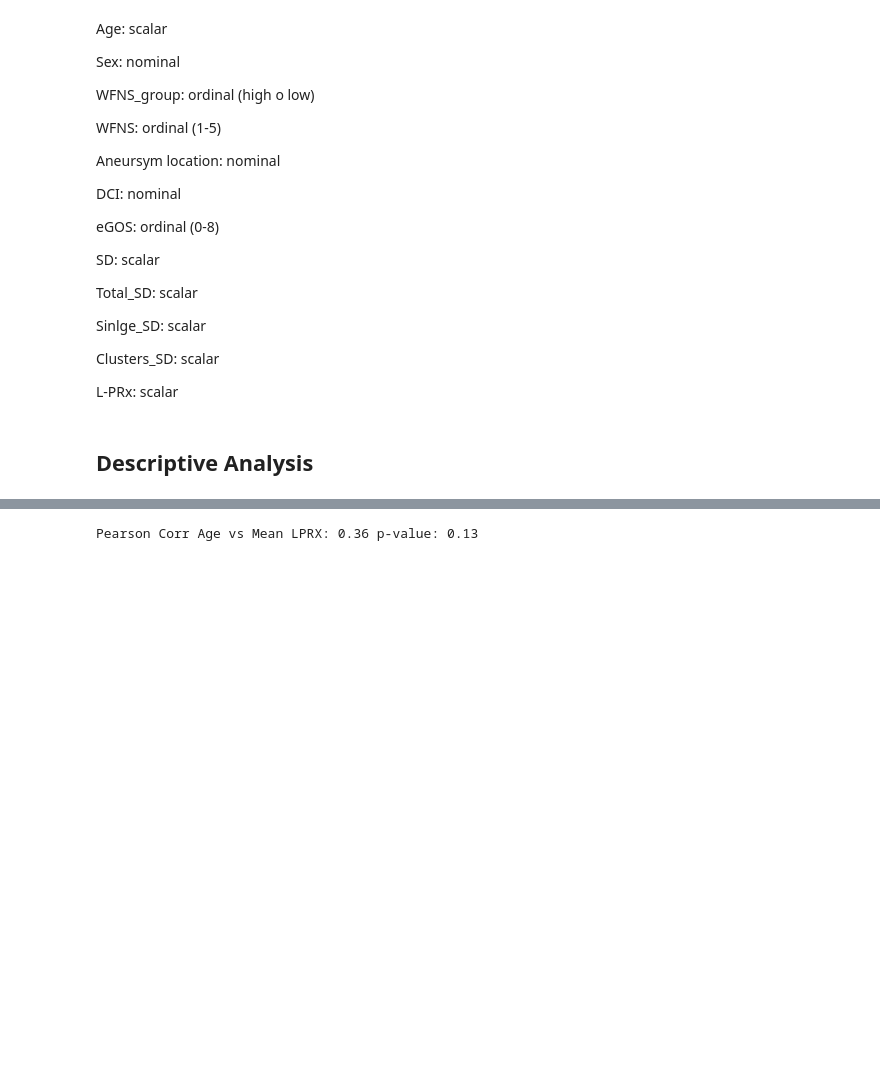
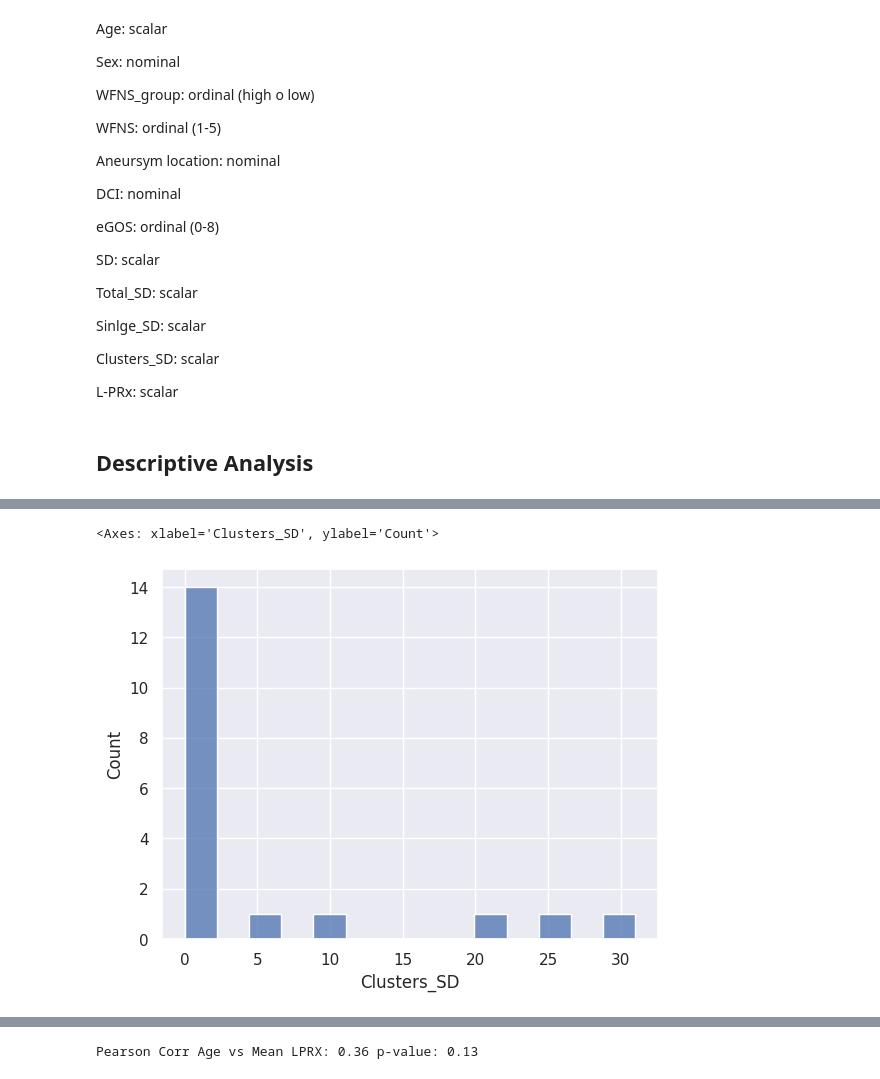
Before and after one commit to palolo02/ComputerVision, a Jupyter notebook: analysis.ipynb, the cells around one changed output, grey strips where cells are left out. Drawn from its saved outputs; the diff is of its cells as text; code cells hidden in the pictures; blank space fills up the shorter version.

```diff
--- a/analysis.ipynb
+++ b/analysis.ipynb
@@ -73,3 +94,6 @@ sbn.histplot(data['SD_Day'])
 # %%
 #histogram of the dependent variable
-sbn.histplot(data['SD_Day'])
+sbn.histplot(data['Clusters_SD'])
+# %% [output]
+<Axes: xlabel='Clusters_SD', ylabel='Count'>
+[figure, added]
```
Also changed, not shown: parts of 81 cells of this notebook.
